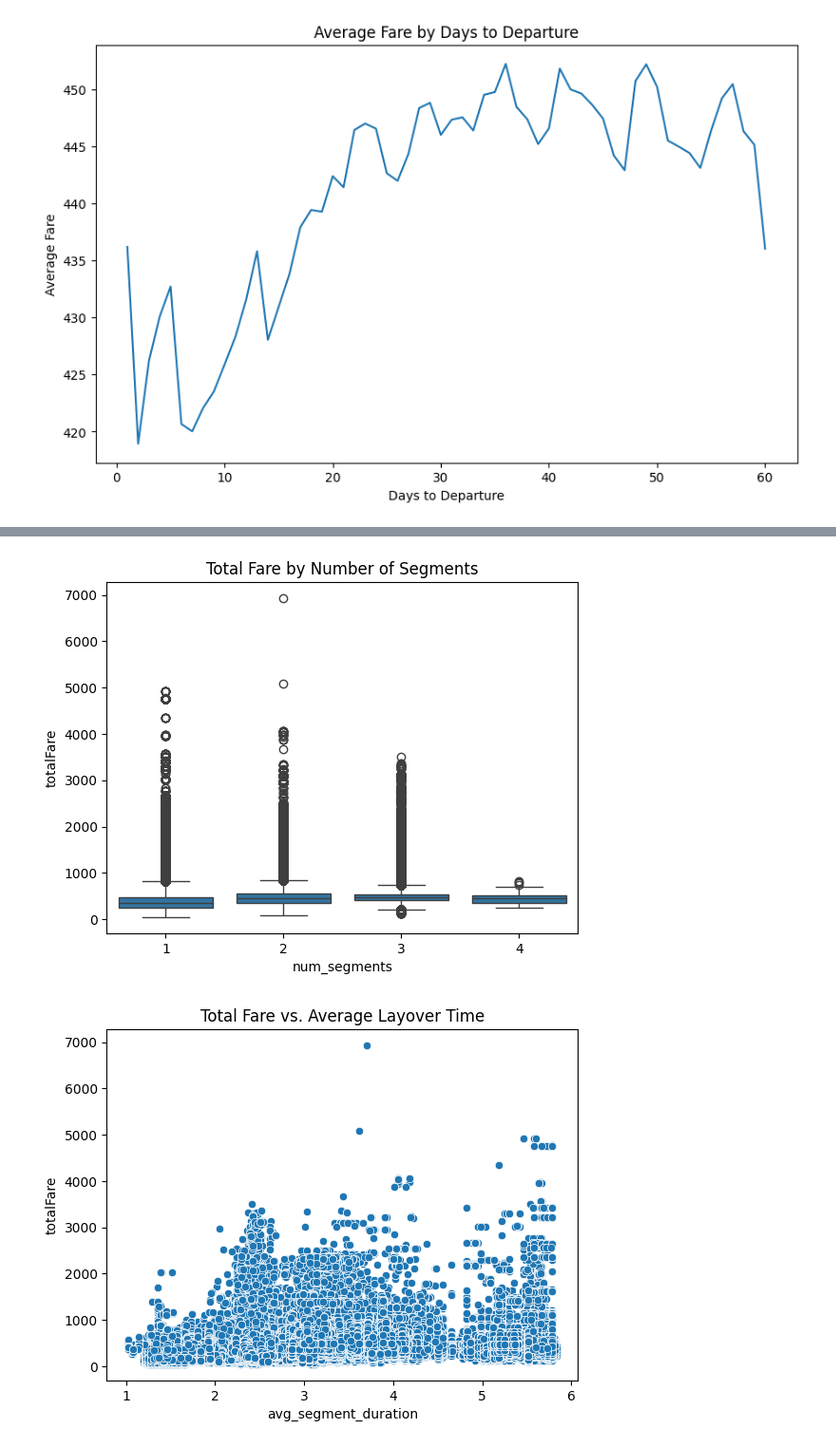
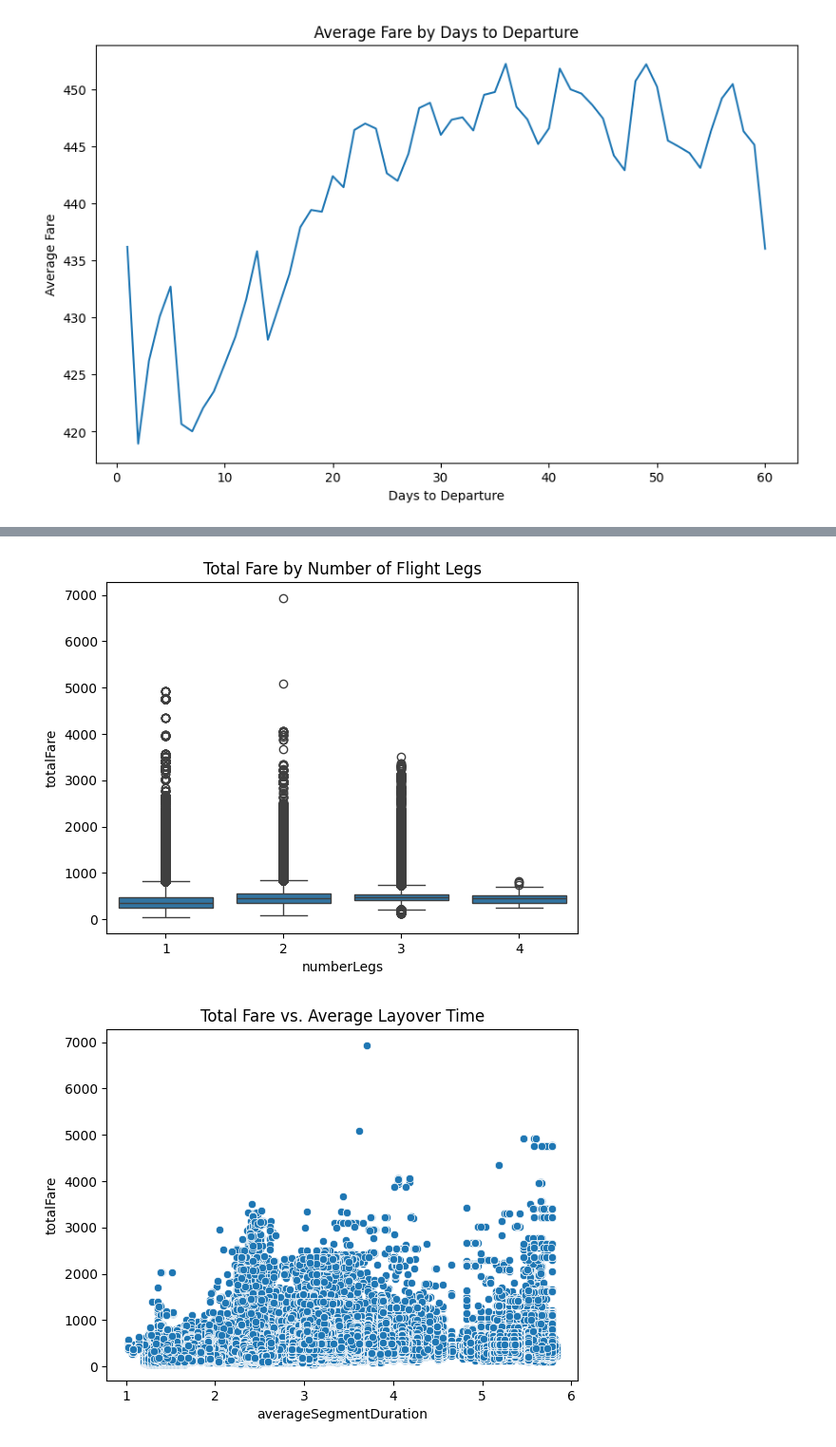
Before and after one commit to camrync23/Capstone-Project, a Jupyter notebook: notebooks/data_exploration.ipynb, the cells around one changed output, grey strips where cells are left out. Shown at 95% size. Saved outputs shown, nothing was run; the diff lists cells and outputs as text; code cells hidden in the pictures.

```diff
--- a/notebooks/data_exploration.ipynb
+++ b/notebooks/data_exploration.ipynb
@@ -300,0 +346,24 @@ df['averageSegmentDuration'] = df.apply(calculate_avg_segment_duration, axis=1)
+# %%
+# Split the cabin classes and generate a combination
+df['cabin_classes'] = df['segmentsCabinCode'].str.split(r'\|\|')
+df['cabin_classes_combination'] = df['cabin_classes'].apply(lambda x: '|'.join(sorted(set(x))))
+
+#Define the ordered combinations
+ordered_combinations = [
+    'coach',
+    'coach|premium coach',
+    'premium coach',
+    'coach|business',
+    'premium coach|business',
+    'business',
+    'coach|first',
+    'premium coach|first',
+    'first|business',
+    'first'
+]
+
+# Create an ordinal mapping
+combination_mapping = {comb: idx for idx, comb in enumerate(ordered_combinations)}
+
+# Map the combinations to their ordinal values
+df['cabin_classes_ordinal'] = df['cabin_classes_combination'].map(combination_mapping)
@@ -304,7 +380,9 @@ df = df.drop(columns=['segmentsDepartureTimeEpochSeconds', 'segmentsArrivalTimeE
                       'dep_1', 'dep_2', 'dep_3', 'dep_4',
                       'arr_1', 'arr_2', 'arr_3', 'arr_4',
                       'layover_1', 'layover_2', 'layover_3',
-                      'segment_1_duration','segment_2_duration', 'segment_3_duration' ,'segment_4_duration'])
+                      'segment_1_duration','segment_2_duration', 'segment_3_duration' ,'segment_4_duration',
+                      'segmentsArrivalAirportCode', 'segmentsDepartureAirportCode',
+                      'segmentsAirlineName', 'segmentsCabinCode'])
 # %% [markdown]
 ### Lag Features
 Lag features represent the values of a variable at previous time points
@@ -320,8 +398,13 @@ df['fare_lag_7'] = df.groupby(['destinationAirport'])['totalFare'].shift(7)
 df['fare_lag_30'] = df.groupby(['destinationAirport'])['totalFare'].shift(30)
 
 # Create rolling average features
-df['fare_rolling_avg_7'] = df.groupby(['destinationAirport'])['totalFare'].transform(lambda x: x.rolling(window=7).mean())
-df['fare_rolling_avg_30'] = df.groupby(['destinationAirport'])['totalFare'].transform(lambda x: x.rolling(window=30).mean())
+df['fare_rolling_avg_7'] = df.groupby(['destinationAirport'])['totalFare'].transform(lambda x: x.rolling(window=7, min_periods=1).mean())
+df['fare_rolling_avg_30'] = df.groupby(['destinationAirport'])['totalFare'].transform(lambda x: x.rolling(window=30, min_periods=1).mean())
+
+# Fill missing values in lag features using rolling averages
+df['fare_lag_1'] = df['fare_lag_1'].fillna(df['fare_rolling_avg_30'])  # Prefer 30-day average
+df['fare_lag_1'] = df['fare_lag_1'].fillna(df['fare_rolling_avg_7'])   # If still NaN, use 7-day avg
+df['fare_lag_1'] = df['fare_lag_1'].fillna(method='ffill')             # Finally, use forward fill
 
 # Inspect the results
 print(df[['destinationAirport', 'searchDate', 'totalFare', 'fare_lag_1', 'fare_rolling_avg_7', 'fare_rolling_avg_30']].head(20))
@@ -437,13 +520,13 @@ plt.show()
 # %%
 # Relationship between number of segments and totalFare
-sns.boxplot(x='num_segments', y='totalFare', data=df)
-plt.title("Total Fare by Number of Segments")
+sns.boxplot(x='numberLegs', y='totalFare', data=df)
+plt.title("Total Fare by Number of Flight Legs")
 plt.show()
 
 # Average segment duration vs. total fare
-sns.scatterplot(x='avg_segment_duration', y='totalFare', data=df)
+sns.scatterplot(x='averageSegmentDuration', y='totalFare', data=df)
 plt.title("Total Fare vs. Average Layover Time")
 plt.show()
 # %% [output]
-[figure, old version]
+[figure, new version]
-[figure, old version]
+[figure, new version]
```
Also changed, not shown: parts of 24 cells of this notebook.
